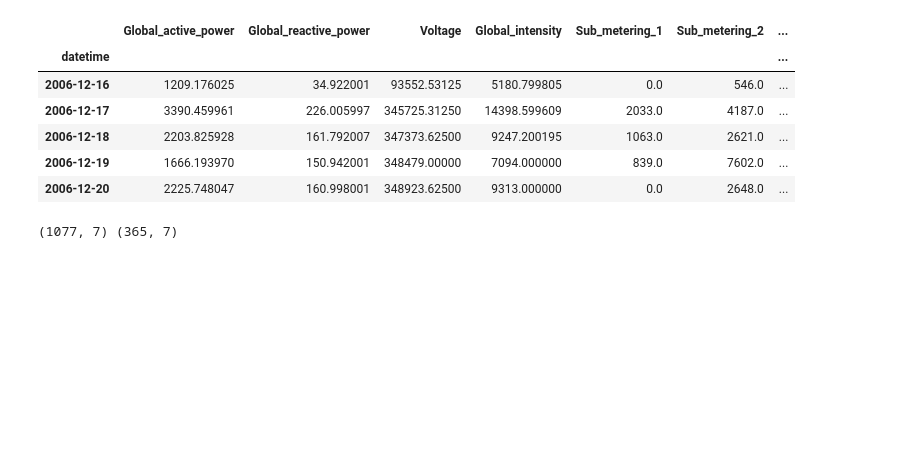
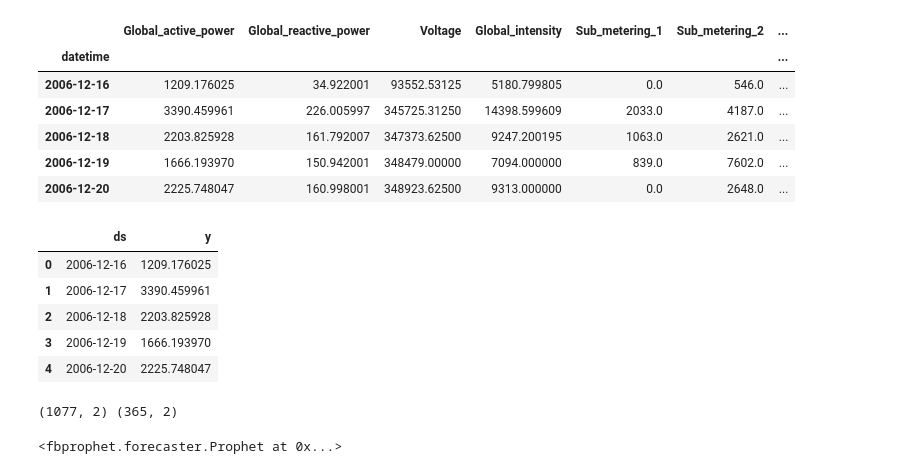
Before and after one commit to hrv2k/DS-exercises, a Jupyter notebook: HDSC_Stage_E_Time_series.ipynb, the cells around one changed output. Cells and saved outputs as stored; diff of their text form; code cells hidden in the pictures; blank space fills up the shorter version.

```diff
--- a/HDSC_Stage_E_Time_series.ipynb
+++ b/HDSC_Stage_E_Time_series.ipynb
@@ -113,8 +113,6 @@ Sub_metering_1           0
 Sub_metering_2           0
 Sub_metering_3           0
 dtype: int64
-# %%
-df = df.fillna(0)
 # %%
 values = {'Global_active_power':df['Global_active_power'].mean(), 'Global_reactive_power':df['Global_reactive_power'].mean(),
            'Voltage':df['Voltage'].mean(), 'Global_intensity':df['Global_intensity'].mean(),
@@ -125,7 +123,7 @@ df.fillna(value=values, inplace=True)
 columns = list(df.columns)
 for col in columns:
     # df = df.fillna({col: df[col].mean()})
-    df[col] = df[col].astype(str).astype('float32')
+    df[col] = df[col].astype(str).astype('float64')
 # %%
 df.info()
 # %% [output]
@@ -184,10 +182,22 @@ df_daily.head()
 | 2006-12-18 | 2203.825928 | 161.792007 | 347373.62500 | 9247.200195 | 1063.0 | 2621.0 | ... |
 | 2006-12-19 | 1666.193970 | 150.942001 | 348479.00000 | 7094.000000 | 839.0 | 7602.0 | ... |
 | 2006-12-20 | 2225.748047 | 160.998001 | 348923.62500 | 9313.000000 | 0.0 | 2648.0 | ... |
+# %%
+df_gap = df_daily[['Global_active_power']]
+df_gap.reset_index(inplace=True)
+df_gap = df_gap.rename(columns={"datetime": "ds", "Global_active_power": "y"})
+df_gap.head()
+# %% [output]
+|  | ds | y |
+| 0 | 2006-12-16 | 1209.176025 |
+| 1 | 2006-12-17 | 3390.459961 |
+| 2 | 2006-12-18 | 2203.825928 |
+| 3 | 2006-12-19 | 1666.193970 |
+| 4 | 2006-12-20 | 2225.748047 |
 # %%
-x_train = df_daily[:-365]
-x_test = df_daily.tail(365)
+x_train = df_gap[:-365]
+x_test = df_gap.tail(365)
 
 print(x_train.shape, x_test.shape)
 # %% [output]
-(1077, 7) (365, 7)
+(1077, 2) (365, 2)
@@ -193,0 +208,4 @@ print(x_train.shape, x_test.shape)
+# %%
+model.fit(x_train)
+# %% [output]
+<fbprophet.forecaster.Prophet at 0x...>
```
Also changed, not shown: parts of 6 cells of this notebook.
